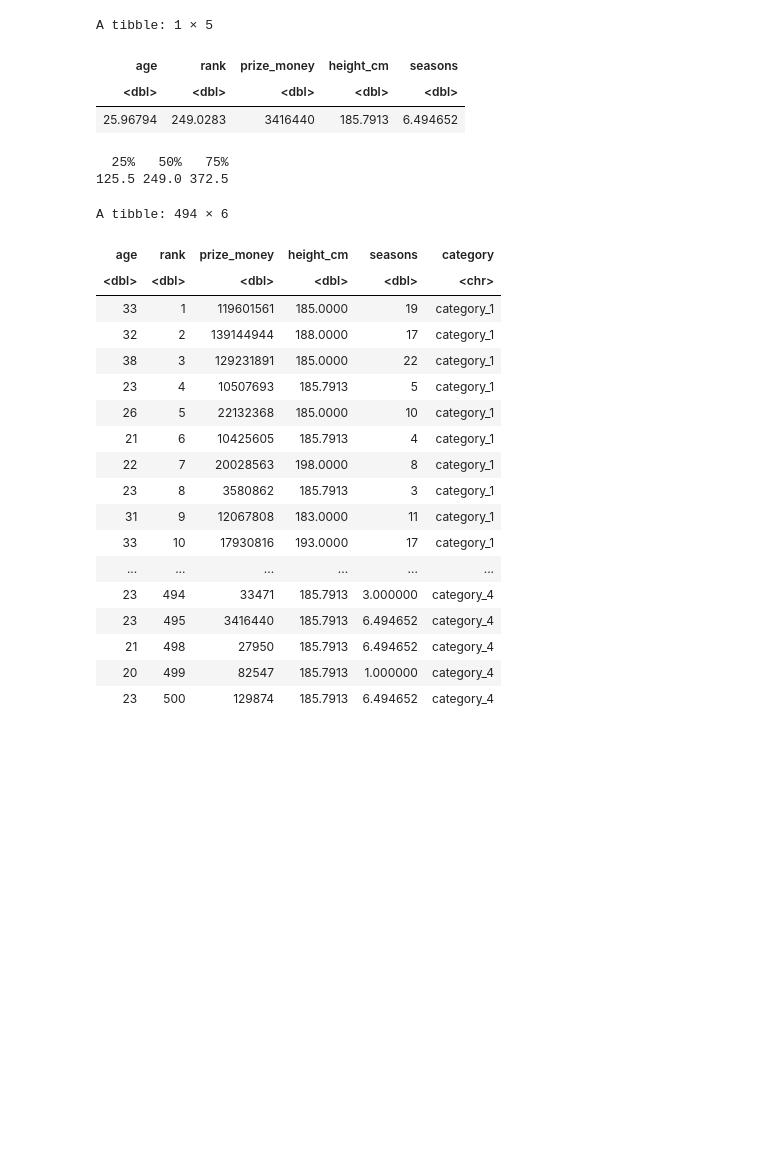
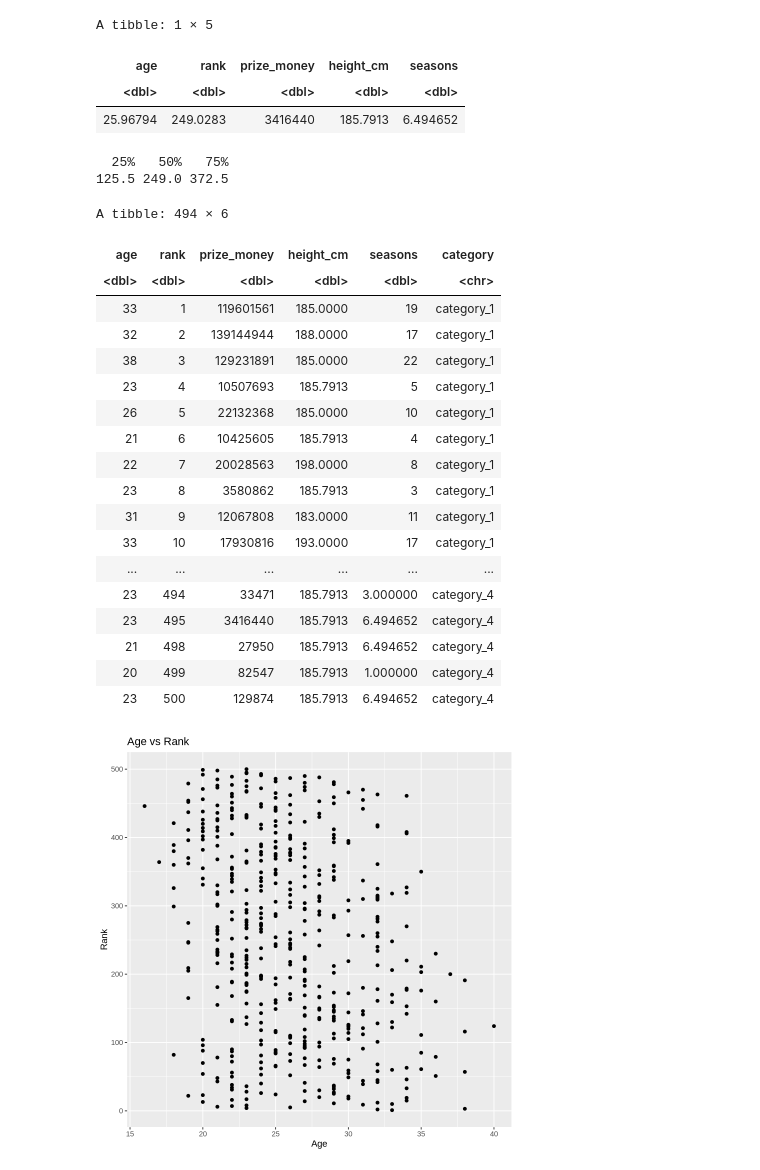
Before and after one commit to sahartoussi/DSCI100-Group-8-Project, a Jupyter notebook: group project.ipynb, the cells around one changed output. Cells and saved outputs as stored; diff of their text form; code cells hidden in the pictures; blank space fills up the shorter version.

Commit message:
Adding Plots

```diff
--- a/group project.ipynb
+++ b/group project.ipynb
@@ -22,7 +40,8 @@ tennis_df <- tennis_data |>
     select(-discard_2, -discard_1, -discard) |>
     mutate(age = as.numeric(age),
            rank = as.numeric(rank),
-           height_cm = as.numeric(height_cm))
+           height_cm = as.numeric(height_cm)) |>
+           arrange(desc(rank))
 
 means <- tennis_df |>
             select(age:seasons) |>
@@ -62,6 +81,26 @@ tennis_df_longer
 tennis_split <- initial_split(tennis_df_longer, prop = 0.75, strata = category)
 tennis_train <- training(tennis_split)
 tennis_test <- testing(tennis_split)
+
+tennis_viz_age <- ggplot(tennis_df_longer, (aes(x = age, y = rank))) +
+                  geom_point() +
+                  labs(x = "Age", y = "Rank", title = "Age vs Rank")
+tennis_viz_age
+
+tennis_viz_prize_money <- ggplot(tennis_df_longer, (aes(x = prize_money, y = rank))) +
+                  geom_point() +
+                  labs(x = "Prize Money", y = "Rank", title = "Prize Money vs Rank")
+tennis_viz_prize_money
+
+tennis_viz_height_cm <- ggplot(tennis_df_longer, (aes(x = height_cm, y = rank))) +
+                  geom_point() +
+                  labs(x = "Height_cm", y = "Rank", title = "Height_cm vs Rank")
+tennis_viz_height_cm
+
+tennis_viz_seasons <- ggplot(tennis_df_longer, (aes(x = seasons, y = rank))) +
+                  geom_point() +
+                  labs(x = "Seasons", y = "Rank", title = "Seasons vs Rank")
+tennis_viz_height_cm
 # %% [output]
 New names:
 • `` -> `...1`
@@ -71,30 +110,31 @@ Delimiter: ","
 chr (24): Age, Country, Plays, Wikipedia, Current Rank, Best Rank, Name, Bac...
 dbl (14): ...1, Prize Money, Turned Pro, Seasons, Titles, Best Season, Retir...
 
 ℹ Use `spec()` to retrieve the full column specification for this data.
 ℹ Specify the column types or set `show_col_types = FALSE` to quiet this message.
 A tibble: 1 × 5
 | age | rank | prize_money | height_cm | seasons |
 | <dbl> | <dbl> | <dbl> | <dbl> | <dbl> |
 | 25.96794 | 249.0283 | 3416440 | 185.7913 | 6.494652 |
   25%   50%   75%
 125.5 249.0 372.5
 A tibble: 494 × 6
 | age | rank | prize_money | height_cm | seasons | category |
 | <dbl> | <dbl> | <dbl> | <dbl> | <dbl> | <chr> |
 | 33 | 1 | 119601561 | 185.0000 | 19 | category_1 |
 | 32 | 2 | 139144944 | 188.0000 | 17 | category_1 |
 | 38 | 3 | 129231891 | 185.0000 | 22 | category_1 |
 | 23 | 4 | 10507693 | 185.7913 | 5 | category_1 |
 | 26 | 5 | 22132368 | 185.0000 | 10 | category_1 |
 | 21 | 6 | 10425605 | 185.7913 | 4 | category_1 |
 | 22 | 7 | 20028563 | 198.0000 | 8 | category_1 |
 | 23 | 8 | 3580862 | 185.7913 | 3 | category_1 |
 | 31 | 9 | 12067808 | 183.0000 | 11 | category_1 |
 | 33 | 10 | 17930816 | 193.0000 | 17 | category_1 |
 | ... | ... | ... | ... | ... | ... |
 | 23 | 494 | 33471 | 185.7913 | 3.000000 | category_4 |
 | 23 | 495 | 3416440 | 185.7913 | 6.494652 | category_4 |
 | 21 | 498 | 27950 | 185.7913 | 6.494652 | category_4 |
 | 20 | 499 | 82547 | 185.7913 | 1.000000 | category_4 |
 | 23 | 500 | 129874 | 185.7913 | 6.494652 | category_4 |
+[figure, added]
```
Also changed, not shown: parts of 2 cells of this notebook.
